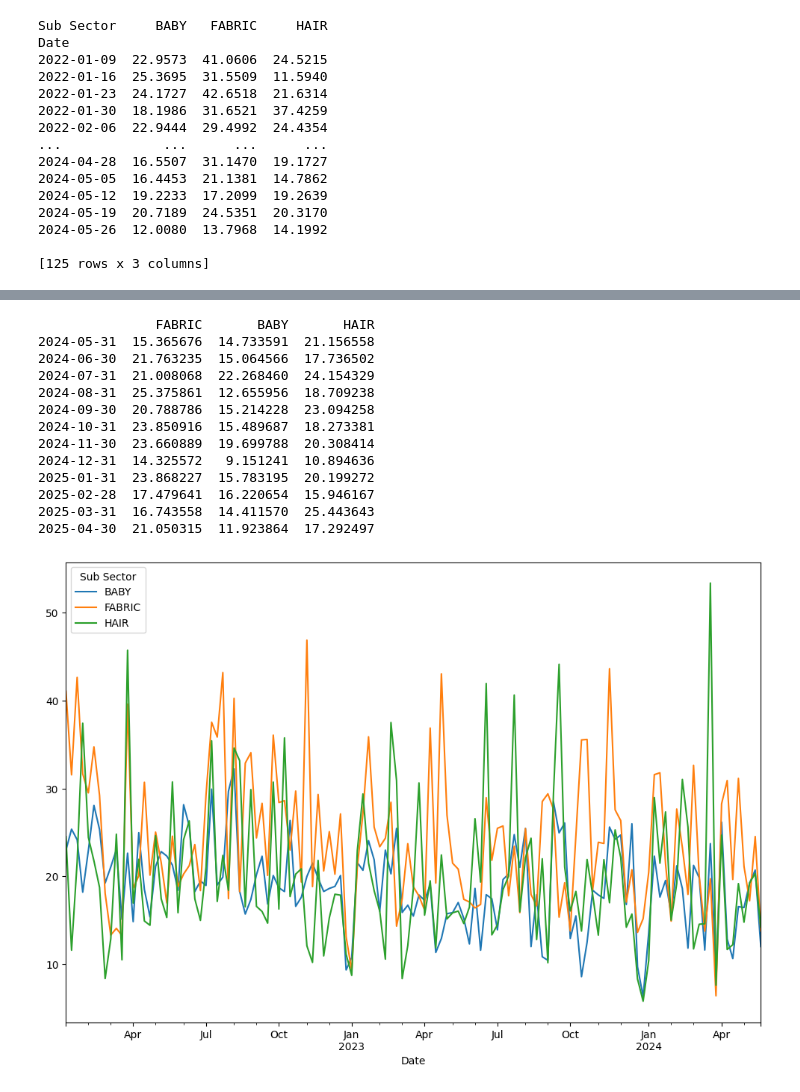
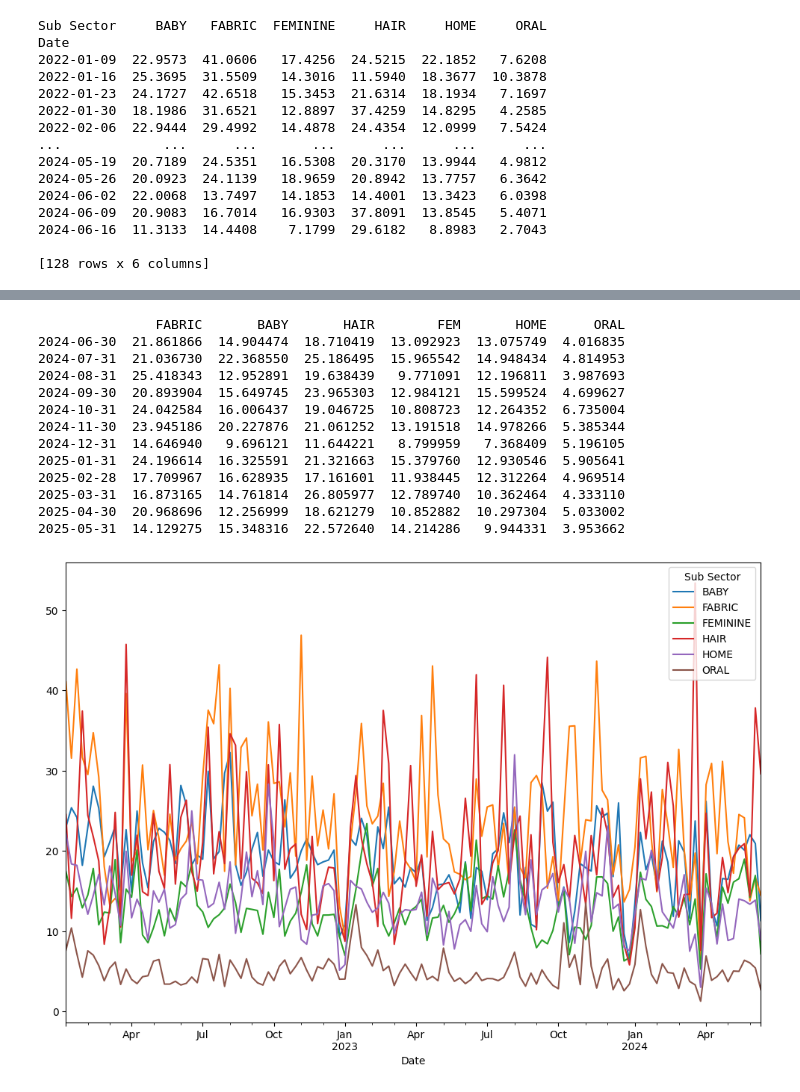
Before and after one commit to piarocket/Project, a Jupyter notebook: Vol_Forecasting_multi.ipynb, the cells around one changed output, grey strips where cells are left out. Saved outputs shown, nothing was run; the diff lists cells and outputs as text; code cells hidden in the pictures.

```diff
--- a/Vol_Forecasting_multi.ipynb
+++ b/Vol_Forecasting_multi.ipynb
@@ -19,7 +19,7 @@ from scipy.sparse.linalg import svds
 #Lauras path
 #data= pd.read_csv(r'C:\Users\moreno.l.5\Procter and Gamble\Idigoras, Anne - Project\Shipments\total shipments.csv')
 #Annes path
-df= pd.read_csv(r'C:\Users\idigoras.a\OneDrive - Procter and Gamble\05. Trainings&Acces\FODS 3\Project\Shipments\shipments_2022_2023_2024_Fabric_Baby_Hair.csv')
+df= pd.read_csv(r'C:\Users\moreno.l.5\Procter and Gamble\Idigoras, Anne - Project\Shipments\Shipments_Fab_Hair_Baby_Oral_Fem_Home_22_24.csv')
 
 df = df.drop(columns=['Category'])
 df= df.rename(columns={'Day Date (Real)': 'Date'})
@@ -81,21 +81,21 @@ df = df.resample('W').sum()
 
 print(df)
 # %% [output]
-Sub Sector     BABY   FABRIC     HAIR
+Sub Sector     BABY   FABRIC  FEMININE     HAIR     HOME     ORAL
 Date
-2022-01-09  22.9573  41.0606  24.5215
-2022-01-16  25.3695  31.5509  11.5940
-2022-01-23  24.1727  42.6518  21.6314
-2022-01-30  18.1986  31.6521  37.4259
-2022-02-06  22.9444  29.4992  24.4354
-...             ...      ...      ...
-2024-04-28  16.5507  31.1470  19.1727
-2024-05-05  16.4453  21.1381  14.7862
-2024-05-12  19.2233  17.2099  19.2639
-2024-05-19  20.7189  24.5351  20.3170
-2024-05-26  12.0080  13.7968  14.1992
+2022-01-09  22.9573  41.0606   17.4256  24.5215  22.1852   7.6208
+2022-01-16  25.3695  31.5509   14.3016  11.5940  18.3677  10.3878
+2022-01-23  24.1727  42.6518   15.3453  21.6314  18.1934   7.1697
+2022-01-30  18.1986  31.6521   12.8897  37.4259  14.8295   4.2585
+2022-02-06  22.9444  29.4992   14.4878  24.4354  12.0999   7.5424
+...             ...      ...       ...      ...      ...      ...
+2024-05-19  20.7189  24.5351   16.5308  20.3170  13.9944   4.9812
+2024-05-26  20.0923  24.1139   18.9659  20.8942  13.7757   6.3642
+2024-06-02  22.0068  13.7497   14.1853  14.4001  13.3423   6.0398
+2024-06-09  20.9083  16.7014   16.9303  37.8091  13.8545   5.4071
+2024-06-16  11.3133  14.4408    7.1799  29.6182   8.8983   2.7043
 
-[125 rows x 3 columns]
+[128 rows x 6 columns]
 # %%
 df = df.reset_index()
 # %%
@@ -107,7 +107,7 @@ import matplotlib.pyplot as plt
 df.dropna(subset=['Date'], inplace=True)
 
 # Define the hierarchy based on the individual subgroups
-hierarchy = {'FABRIC': ['FABRIC'], 'BABY': ['BABY'], 'HAIR': ['HAIR']}
+hierarchy = {'FABRIC': ['FABRIC'], 'BABY': ['BABY'], 'HAIR': ['HAIR'], 'FEM':['FEMININE'], 'HOME':['HOME'],'ORAL':['ORAL']}
 
 # Prepare the data
 y = df.set_index('Date')
@@ -150,14 +156,14 @@ plt.show()
-               FABRIC       BABY       HAIR
-2024-05-31  15.365676  14.733591  21.156558
-2024-06-30  21.763235  15.064566  17.736502
-2024-07-31  21.008068  22.268460  24.154329
-2024-08-31  25.375861  12.655956  18.709238
-2024-09-30  20.788786  15.214228  23.094258
-2024-10-31  23.850916  15.489687  18.273381
-2024-11-30  23.660889  19.699788  20.308414
-2024-12-31  14.325572   9.151241  10.894636
-2025-01-31  23.868227  15.783195  20.199272
-2025-02-28  17.479641  16.220654  15.946167
-2025-03-31  16.743558  14.411570  25.443643
-2025-04-30  21.050315  11.923864  17.292497
+               FABRIC       BABY       HAIR        FEM       HOME      ORAL
+2024-06-30  21.861866  14.904474  18.710419  13.092923  13.075749  4.016835
+2024-07-31  21.036730  22.368550  25.186495  15.965542  14.948434  4.814953
+2024-08-31  25.418343  12.952891  19.638439   9.771091  12.196811  3.987693
+2024-09-30  20.893904  15.649745  23.965303  12.984121  15.599524  4.699627
+2024-10-31  24.042584  16.006437  19.046725  10.808723  12.264352  6.735004
+2024-11-30  23.945186  20.227876  21.061252  13.191518  14.978266  5.385344
+2024-12-31  14.646940   9.696121  11.644221   8.799959   7.368409  5.196105
+2025-01-31  24.196614  16.325591  21.321663  15.379760  12.930546  5.905641
+2025-02-28  17.709967  16.628935  17.161601  11.938445  12.312264  4.969514
+2025-03-31  16.873165  14.761814  26.805977  12.789740  10.362464  4.333110
+2025-04-30  20.968696  12.256999  18.621279  10.852882  10.297304  5.033002
+2025-05-31  14.129275  15.348316  22.572640  14.214286   9.944331  3.953662
-[figure, old version]
+[figure, new version]
```
Also changed, not shown: parts of 7 cells of this notebook.
